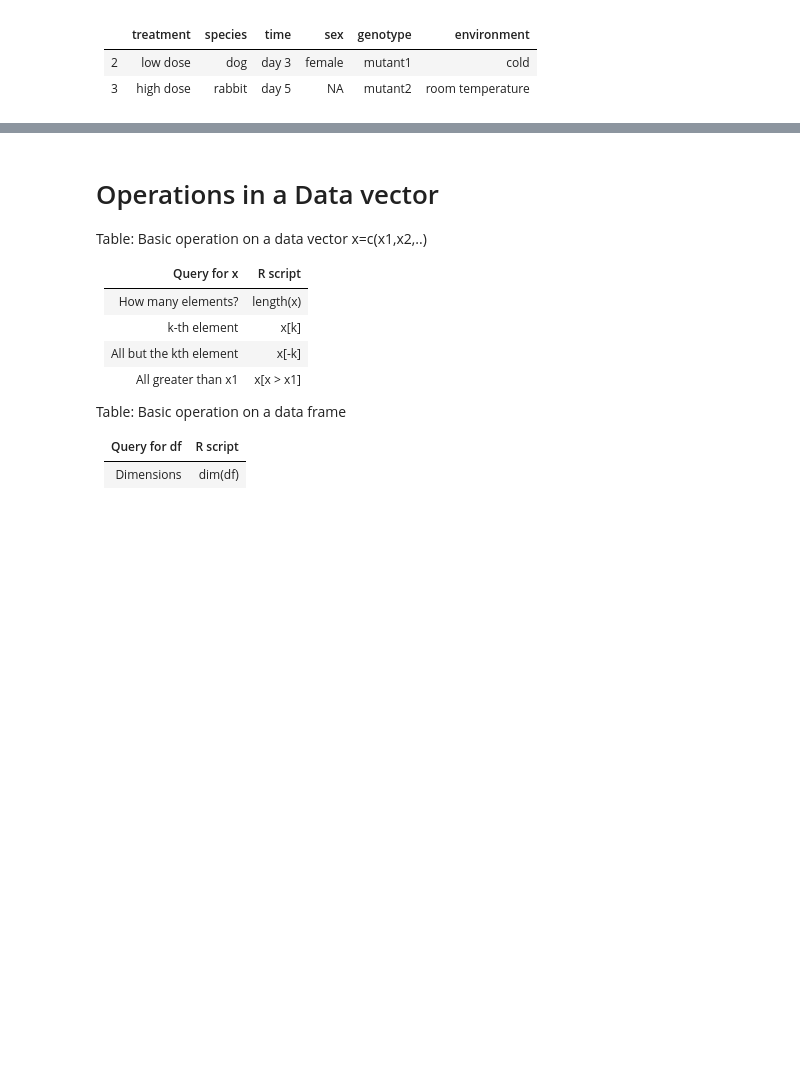
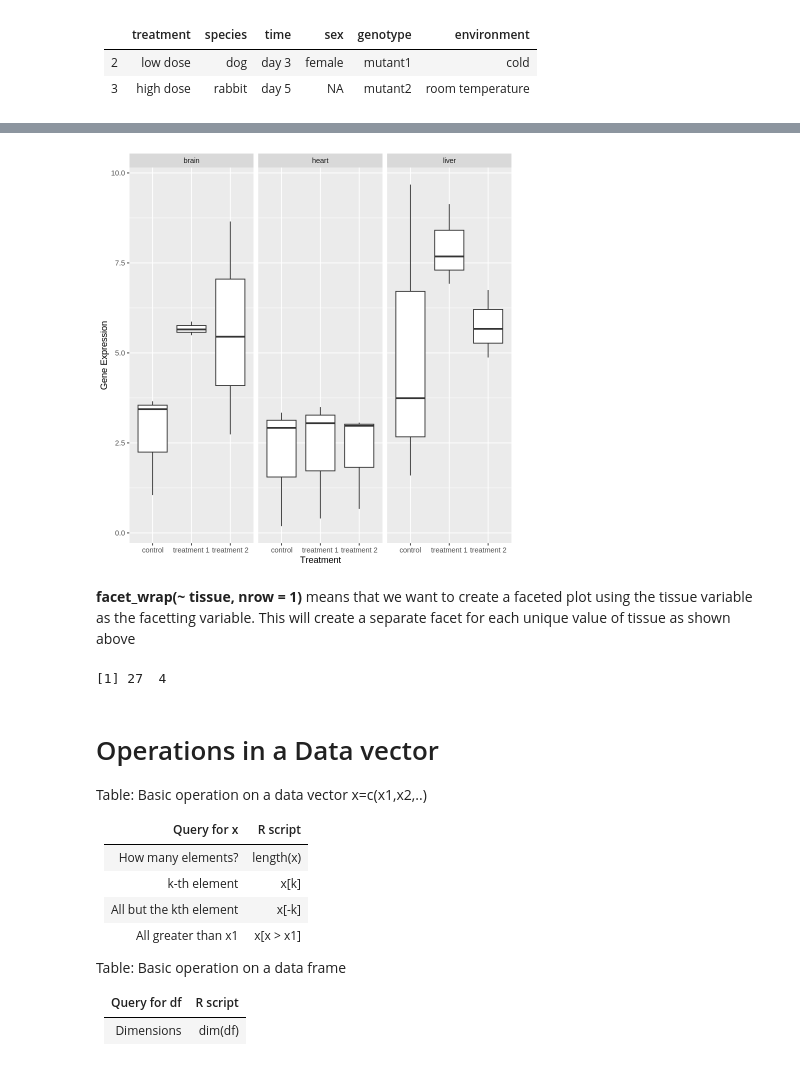
Before and after one commit to adgcal/Anjan_collab_R, a Jupyter notebook: 3_datasets_R.ipynb, the cells around one changed output, grey strips where cells are left out. Saved outputs shown, nothing was run; the diff lists cells and outputs as text; code cells hidden in the pictures; blank space fills up the shorter version.

```diff
--- a/3_datasets_R.ipynb
+++ b/3_datasets_R.ipynb
@@ -75,3 +111,18 @@ knitr::kable(df[-1,])
+# %%
+# Create a faceted plot of gene expression by tissue and treatment
+ggplot(gene_expression, aes(x = treatment, y = expression)) +
+  geom_boxplot() +
+  facet_wrap(~ tissue, nrow = 1) +
+  xlab("Treatment") +
+  ylab("Gene Expression")
+# %% [output]
+[figure, added]
+# %% [markdown]
+**facet_wrap(~ tissue, nrow = 1)** means that we want to create a faceted plot using the tissue variable as the facetting variable. This will create a separate facet for each unique value of tissue as shown above
+# %%
+dim(gene_expression)
+# %% [output]
+[1] 27  4
 # %% [markdown]
 # Operations in a Data vector
 
```
Also changed, not shown: parts of 5 cells of this notebook.
